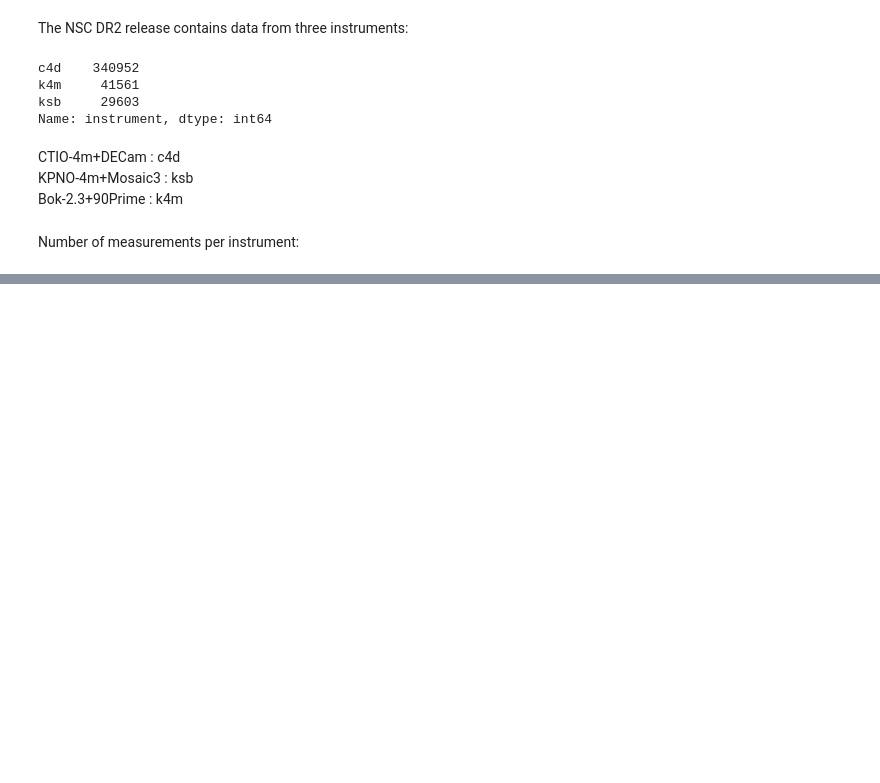
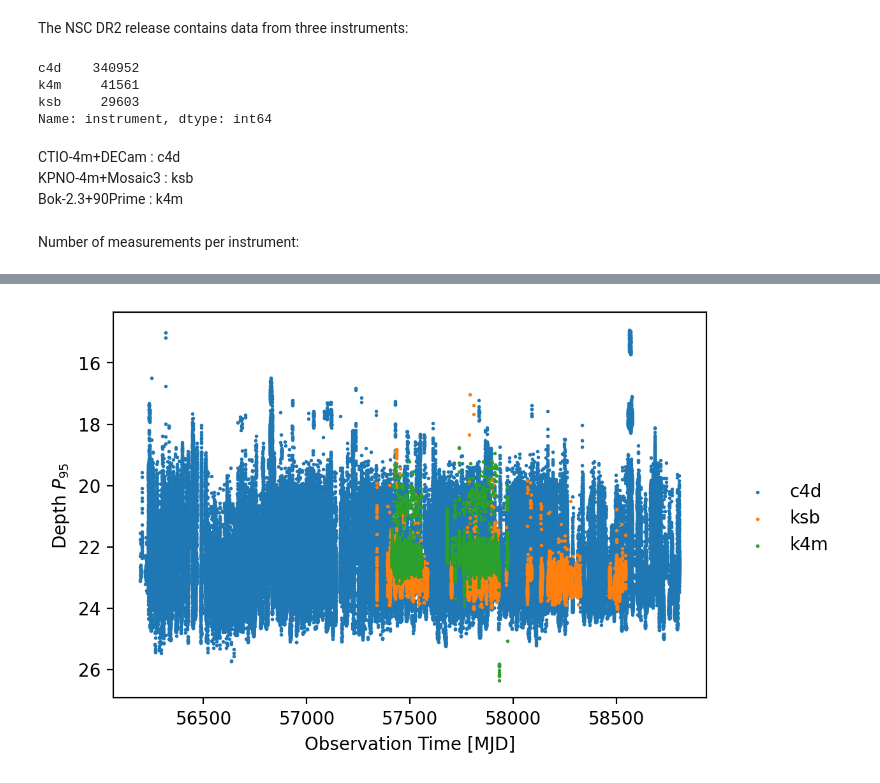
Before and after one commit to B612-Asteroid-Institute/adam_datasets, a Jupyter notebook: nsc/dr2/nsc_dr2.ipynb, the cells around one changed output, grey strips where cells are left out. Cells and saved outputs as stored; diff of their text form; code cells hidden in the pictures; blank space fills up the shorter version.

```diff
--- a/nsc/dr2/nsc_dr2.ipynb
+++ b/nsc/dr2/nsc_dr2.ipynb
@@ -138,20 +310,23 @@ ax.set_xlabel("Observation Time [MJD]")
 # %%
 fig, ax = plt.subplots(1, 1, dpi=200)
 for instrument in exposures["instrument"].unique():
     mask = exposures["instrument"].isin([instrument])
 
     ax.scatter(
         exposures[mask]["mjd"].values,
         exposures[mask]["depth95"].values,
         label=instrument,
         s=1
     )
 ax.legend(
     frameon=False,
     bbox_to_anchor=(1.03, 0.6)
 )
 ax.set_ylabel(r"Depth $P_{95}$")
 ax.set_xlabel("Observation Time [MJD]")
+ax.invert_yaxis()
+# %% [output]
+[figure, added]
 # %%
 start_mjd = 56515
 window_size = 20
```
Also changed, not shown: parts of 51 cells of this notebook.
